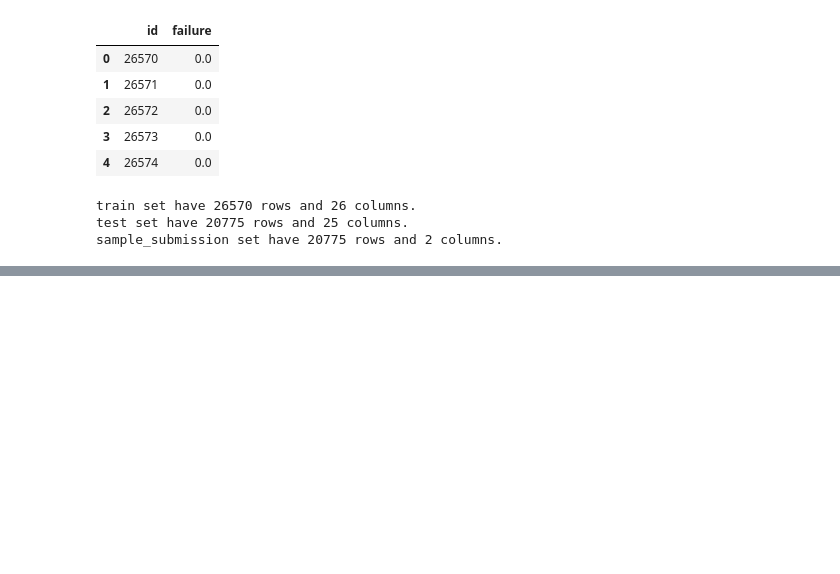
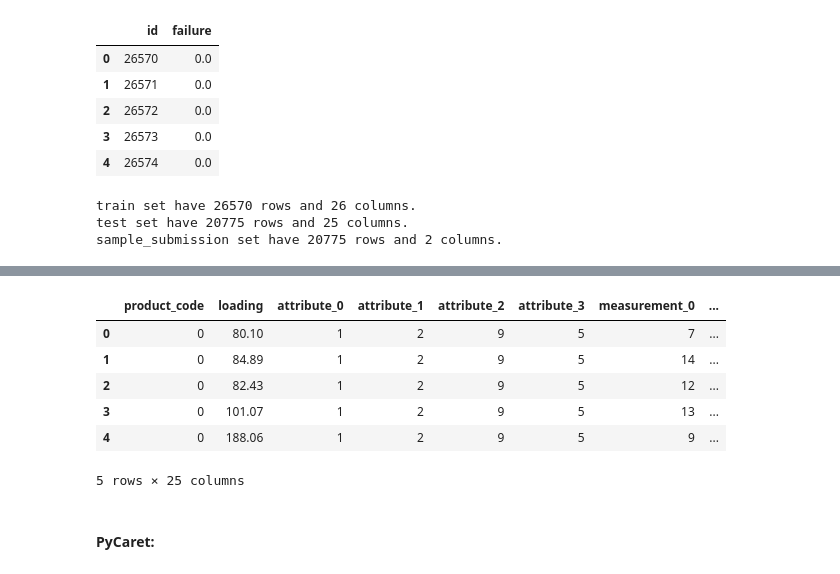
Before and after one commit to Rjshrivastav/Kaggle-Tabular-playground-series, a Jupyter notebook: tps-aug-22-basic-pycaret.ipynb, the cells around one changed output, grey strips where cells are left out. Drawn from its saved outputs; the diff is of its cells as text; code cells hidden in the pictures; blank space fills up the shorter version.

Commit message:
Kaggle Notebook | [TPS AUG 22] - Basic PyCaret | Version 2

```diff
--- a/tps-aug-22-basic-pycaret.ipynb
+++ b/tps-aug-22-basic-pycaret.ipynb
@@ -111,3 +222,15 @@ dtype: int64
+# %%
+train.head()
+# %% [output]
+|  | product_code | loading | attribute_0 | attribute_1 | attribute_2 | attribute_3 | measurement_0 | ... |
+| 0 | 0 | 80.10 | 1 | 2 | 9 | 5 | 7 | ... |
+| 1 | 0 | 84.89 | 1 | 2 | 9 | 5 | 14 | ... |
+| 2 | 0 | 82.43 | 1 | 2 | 9 | 5 | 12 | ... |
+| 3 | 0 | 101.07 | 1 | 2 | 9 | 5 | 13 | ... |
+| 4 | 0 | 188.06 | 1 | 2 | 9 | 5 | 9 | ... |
+5 rows × 25 columns
+# %% [markdown]
+#### **PyCaret:**
 # %%
 ! pip install --ignore-installed --pre pycaret
 # %% [output]
```
Also changed, not shown: parts of 19 cells of this notebook.
